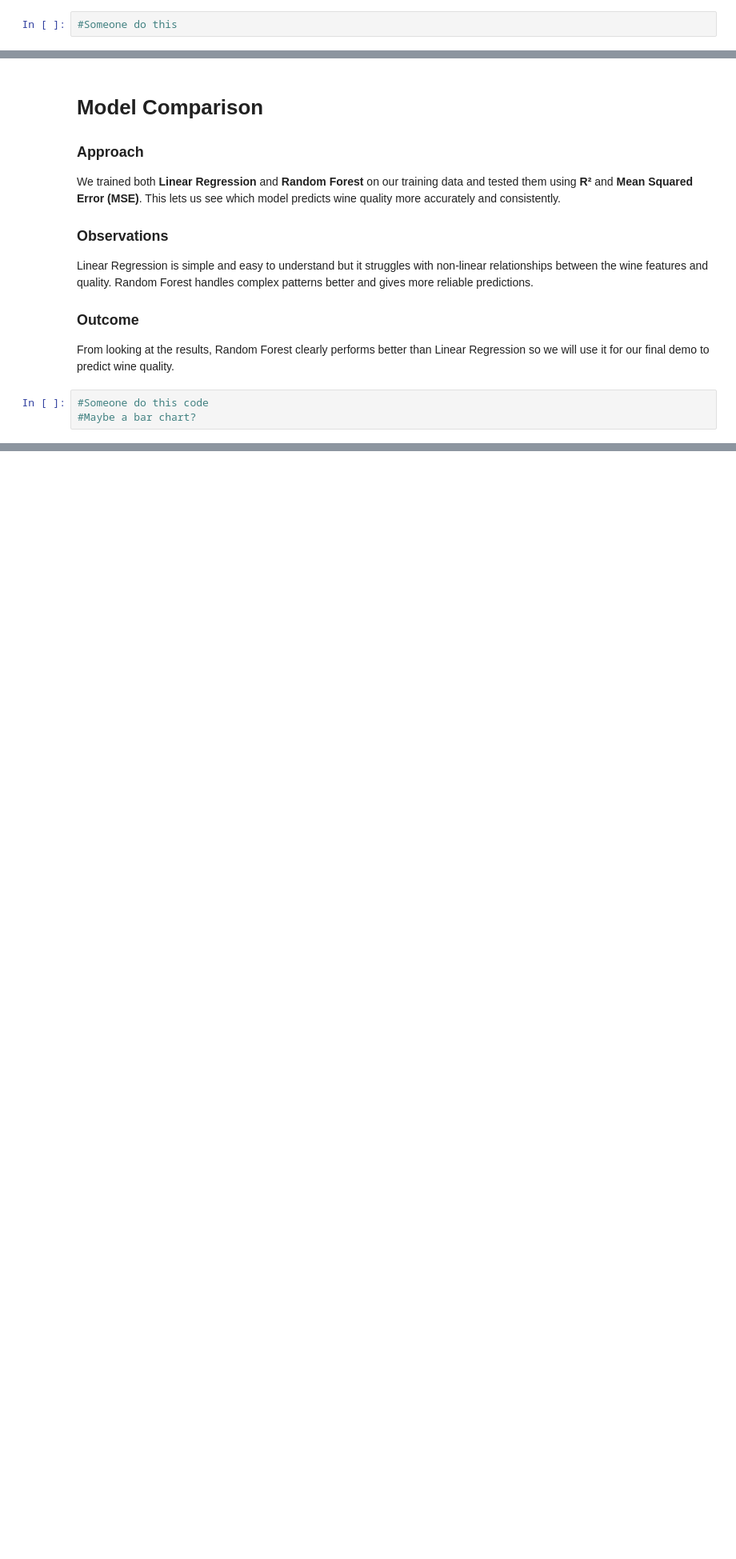
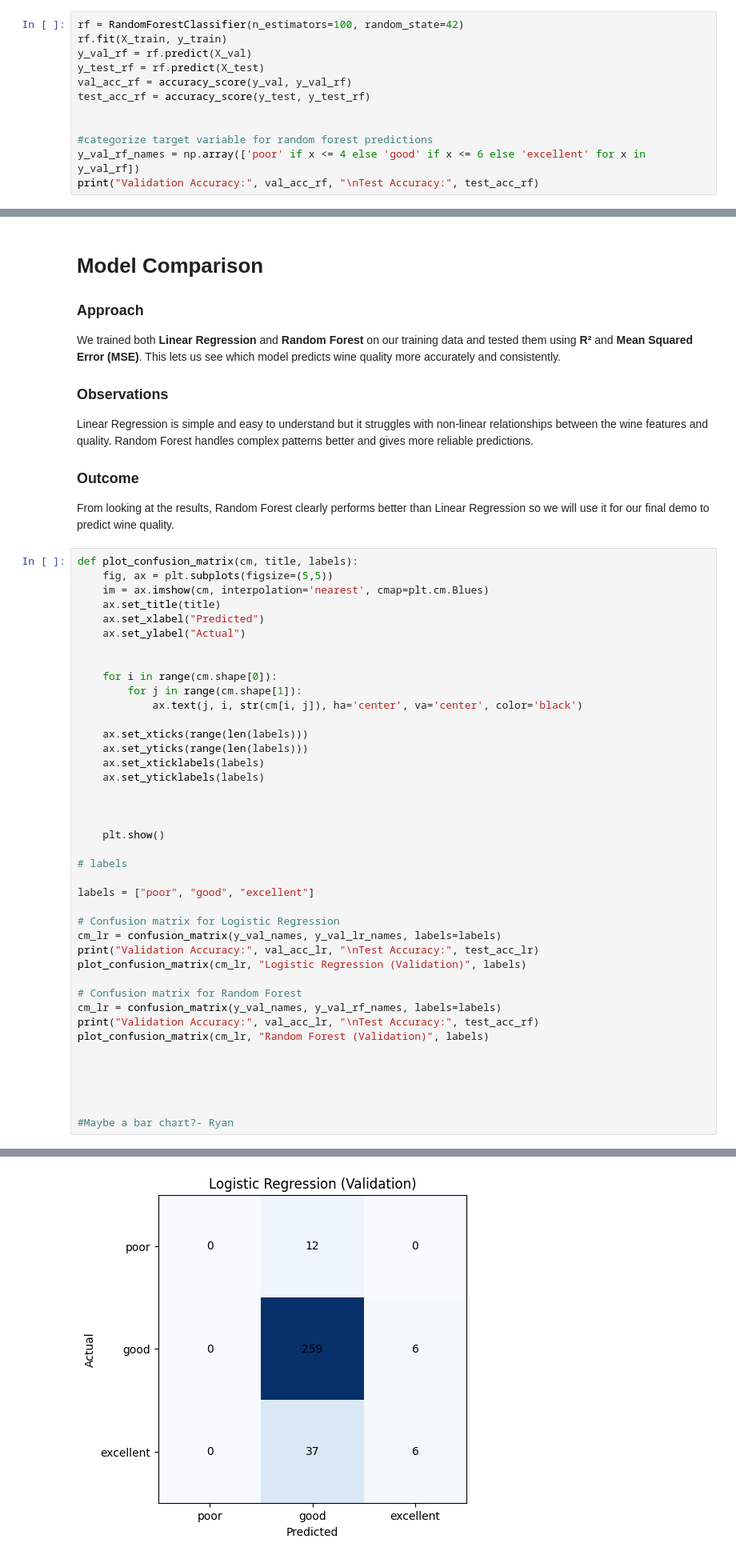
Before and after one commit to Jose-L0-M4/AI_project, a Jupyter notebook: ByteOfAI.ipynb, the cells around one changed output, grey strips where cells are left out. Shown at 80% size. Drawn from its saved outputs; the diff is of its cells as text; blank space fills up the shorter version.

Commit message:
Add files via upload
please check the models and still need graphics

```diff
--- a/ByteOfAI.ipynb
+++ b/ByteOfAI.ipynb
@@ -80,4 +114,14 @@ print("Test set:", X_test.shape, y_test.shape)
 - Handles nonlinear relationships and feature interactions
 - Usually better performance on numeric structured data
 # %%
-#Someone do this
+rf = RandomForestClassifier(n_estimators=100, random_state=42)
+rf.fit(X_train, y_train)
+y_val_rf = rf.predict(X_val)
+y_test_rf = rf.predict(X_test)
+val_acc_rf = accuracy_score(y_val, y_val_rf)
+test_acc_rf = accuracy_score(y_test, y_test_rf)
+
+
+#categorize target variable for random forest predictions
+y_val_rf_names = np.array(['poor' if x <= 4 else 'good' if x <= 6 else 'excellent' for x in y_val_rf])
+print("Validation Accuracy:", val_acc_rf, "\nTest Accuracy:", test_acc_rf)
@@ -93,5 +140,44 @@ Linear Regression is simple and easy to understand but it struggles with non-lin
 ### Outcome
 From looking at the results, Random Forest clearly performs better than Linear Regression so we will use it for our final demo to predict wine quality.
 # %%
-#Someone do this code
-#Maybe a bar chart?
+def plot_confusion_matrix(cm, title, labels):
+    fig, ax = plt.subplots(figsize=(5,5))
+    im = ax.imshow(cm, interpolation='nearest', cmap=plt.cm.Blues)
+    ax.set_title(title)
+    ax.set_xlabel("Predicted")
+    ax.set_ylabel("Actual")
+
+
+    for i in range(cm.shape[0]):
+        for j in range(cm.shape[1]):
+            ax.text(j, i, str(cm[i, j]), ha='center', va='center', color='black')
+
+    ax.set_xticks(range(len(labels)))
+    ax.set_yticks(range(len(labels)))
+    ax.set_xticklabels(labels)
+    ax.set_yticklabels(labels)
+
+
+
+    plt.show()
+
+# labels
+
+labels = ["poor", "good", "excellent"]
+
+# Confusion matrix for Logistic Regression
+cm_lr = confusion_matrix(y_val_names, y_val_lr_names, labels=labels)
+print("Validation Accuracy:", val_acc_lr, "\nTest Accuracy:", test_acc_lr)
+plot_confusion_matrix(cm_lr, "Logistic Regression (Validation)", labels)
+
+# Confusion matrix for Random Forest
+cm_lr = confusion_matrix(y_val_names, y_val_rf_names, labels=labels)
+print("Validation Accuracy:", val_acc_lr, "\nTest Accuracy:", test_acc_rf)
+plot_confusion_matrix(cm_lr, "Random Forest (Validation)", labels)
+
+
+
+
+
+#Maybe a bar chart?- Ryan
+# %% [output]
@@ -97,0 +186 @@ From looking at the results, Random Forest clearly performs better than Linear R
+[figure, added]
```
Also changed, not shown: parts of 9 cells of this notebook.
